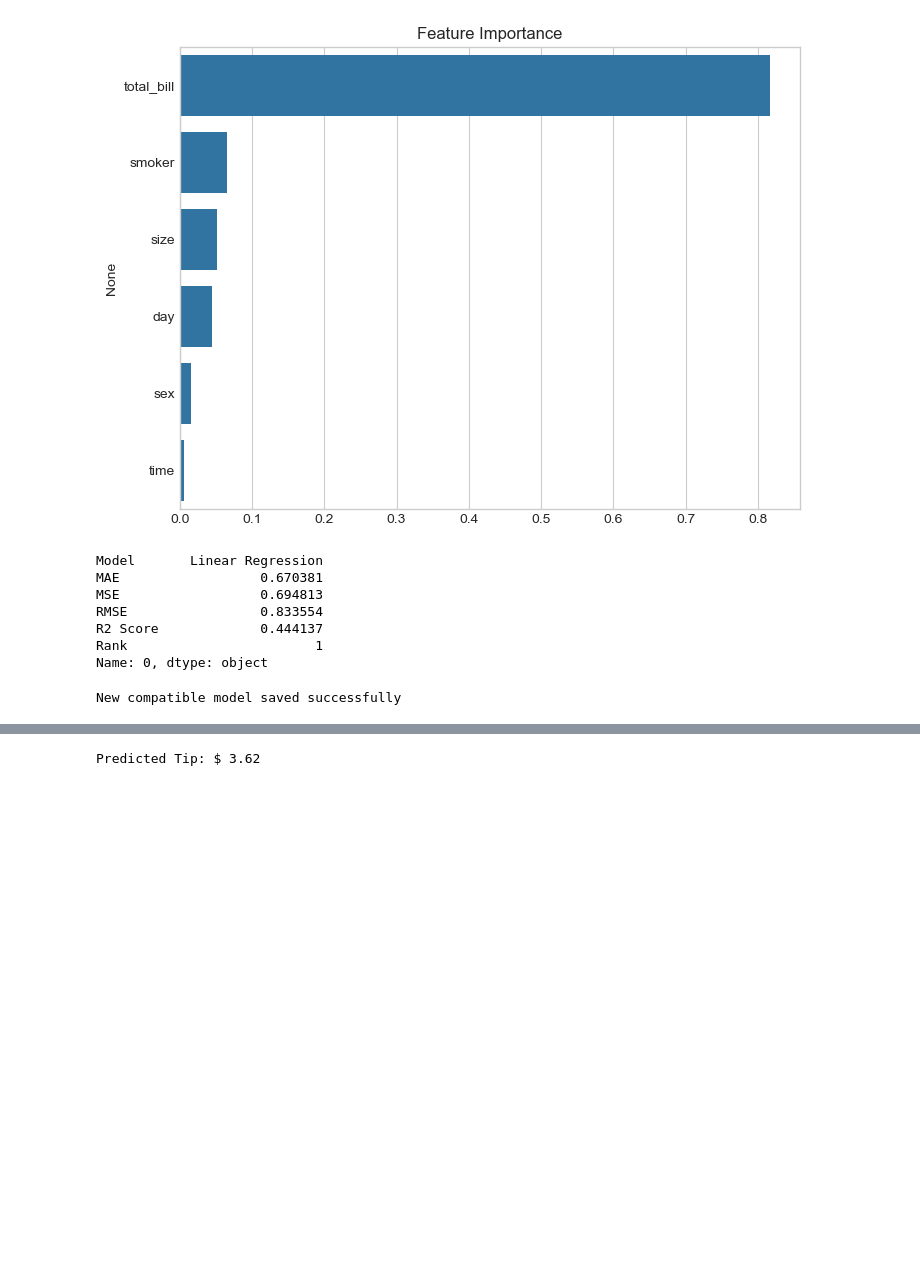
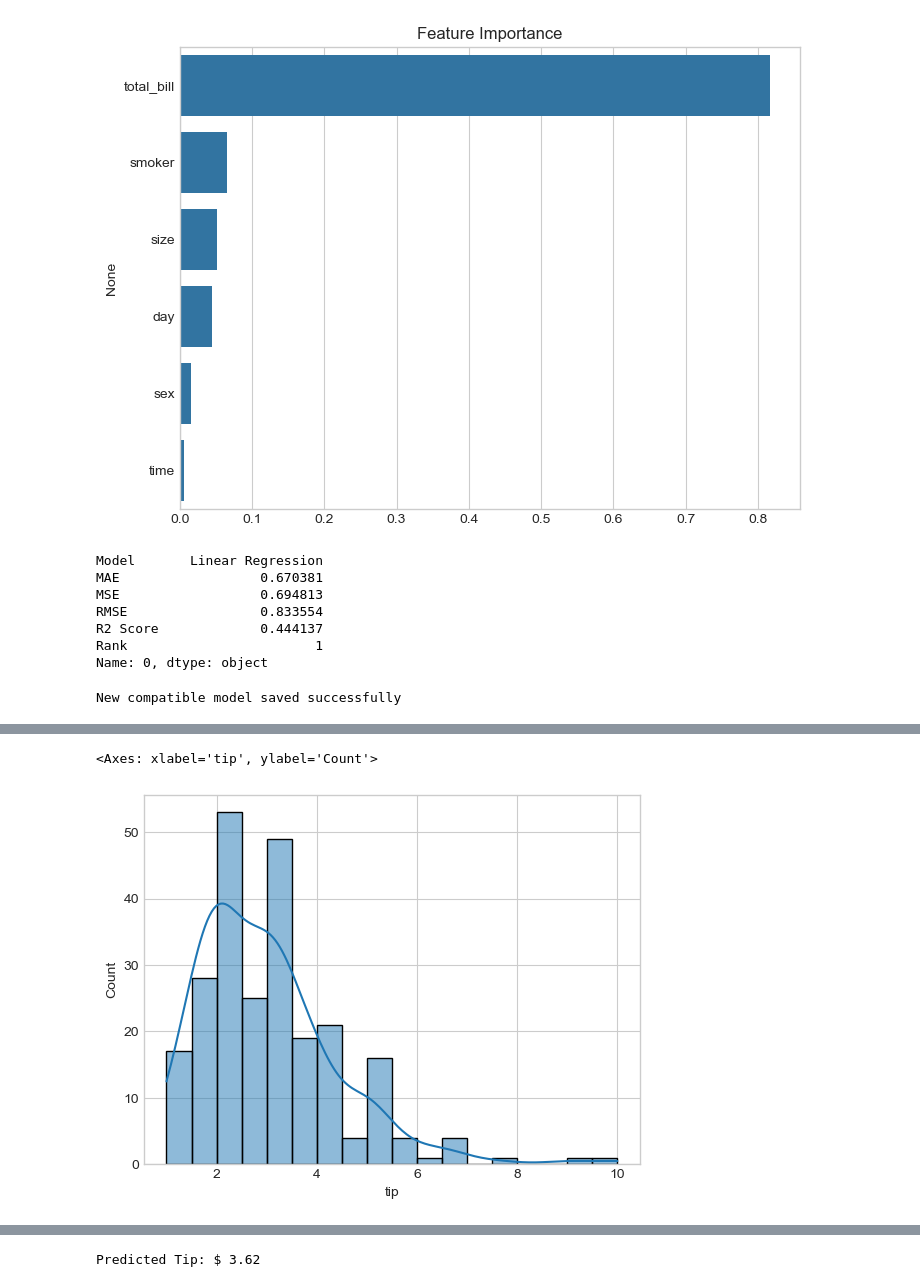
Before and after one commit to nikhillanje/Waiter-Tip-Prediction-with-ML, a Jupyter notebook: Waiter Tips Prediction with Machine Learning.ipynb, the cells around one changed output, grey strips where cells are left out. Cells and saved outputs as stored; diff of their text form; code cells hidden in the pictures; blank space fills up the shorter version.

```diff
--- a/Waiter Tips Prediction with Machine Learning.ipynb
+++ b/Waiter Tips Prediction with Machine Learning.ipynb
@@ -484,2 +599,7 @@ New compatible model saved successfully
+# %%
+sns.histplot(df['tip'], kde=True)
+# %% [output]
+<Axes: xlabel='tip', ylabel='Count'>
+[figure, added]
 # %%
 # Sample Prediction
```
Also changed, not shown: parts of 6 cells of this notebook, 10 other files.
